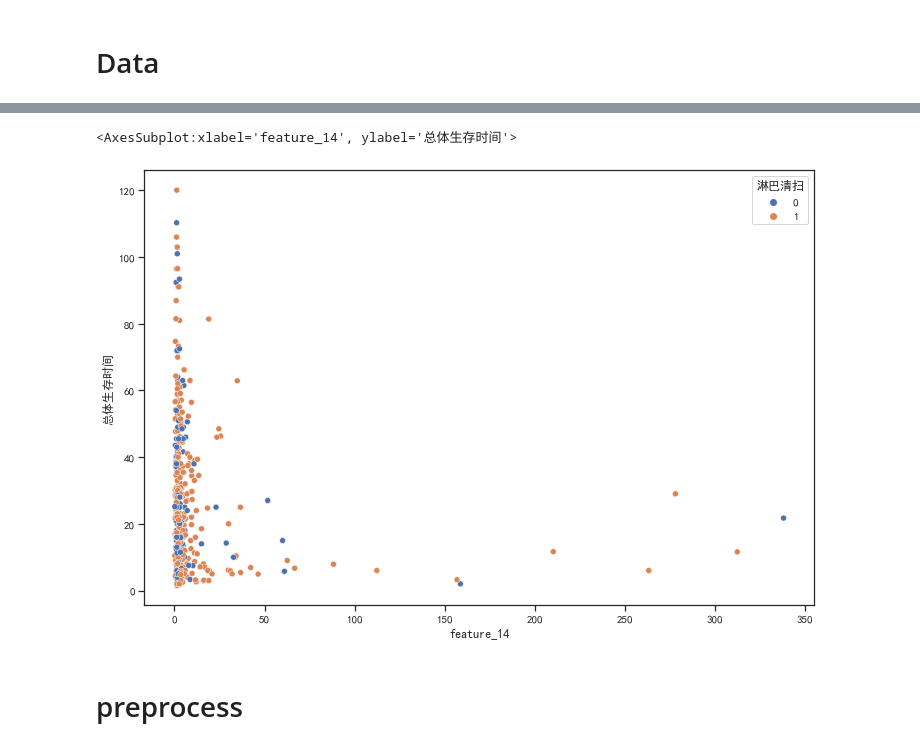
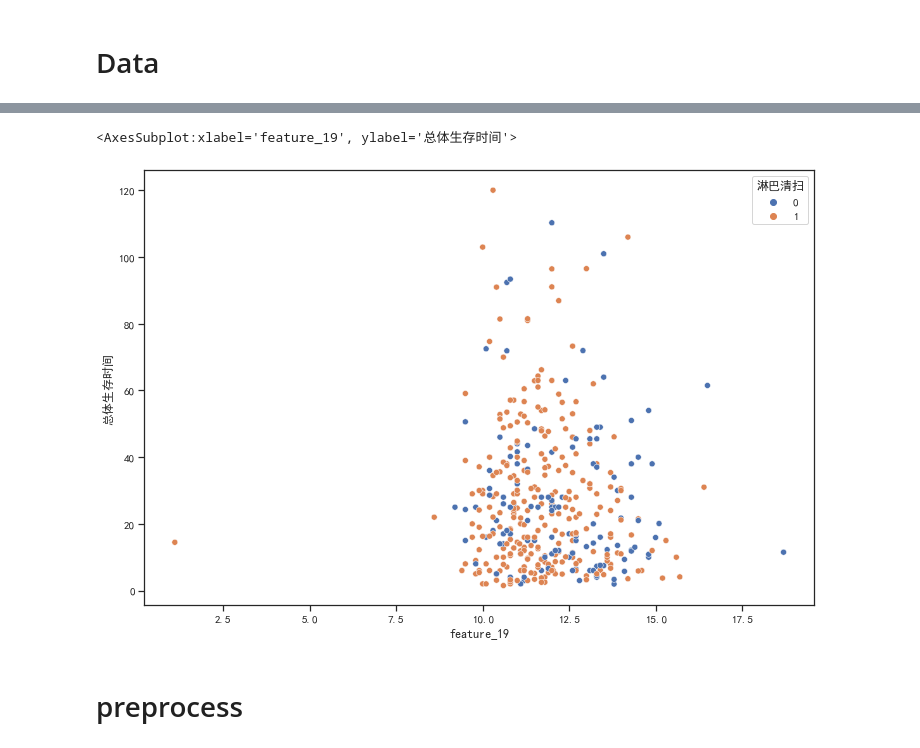
Before and after one commit to Parsonlee/TNM------, a Jupyter notebook: model.ipynb, the cells around one changed output, grey strips where cells are left out. Saved outputs shown, nothing was run; the diff lists cells and outputs as text; code cells hidden in the pictures.

```diff
--- a/model.ipynb
+++ b/model.ipynb
@@ -49,0 +34,3 @@ data5
+# %%
+# data = pd.read_excel('./data/于小鹏 机器学习6.xlsx')
+data = pd.read_excel('./data/于小鹏 机器学习5.xlsx')
@@ -50,5 +46,5 @@ data5
 # %%
-data5.drop(["生存状态（编码）", "TNM分期（编码汇总）"], axis=1, inplace=True)
-data5.describe()
+data.drop(["生存状态（编码）", "TNM分期（编码汇总）"], axis=1, inplace=True)
+data.describe()
 # %% [output]
 |  | 总体生存时间 | feature_2 | feature_3 | feature_4 | feature_5 | feature_9 | feature_10 | feature_11 | feature_12 | ... |
@@ -63,9 +59,10 @@ data5.describe()
 # %%
 plt.figure(figsize=(12, 8))
-sns.scatterplot(x=data5['feature_14'], y=data5['总体生存时间'], hue=data5['淋巴清扫'])
+# sns.scatterplot(x=original['feature_15'], y=original['总体生存时间'], hue=original['淋巴清扫'])
+sns.scatterplot(x=data['feature_19'], y=data['总体生存时间'], hue=data['淋巴清扫'])
 # %% [output]
-<AxesSubplot:xlabel='feature_14', ylabel='总体生存时间'>
+<AxesSubplot:xlabel='feature_19', ylabel='总体生存时间'>
-[figure, old version]
+[figure, new version]
 # %% [markdown]
 # preprocess
 # %% [markdown]
```
Also changed, not shown: parts of 29 cells of this notebook, 4 other files.
